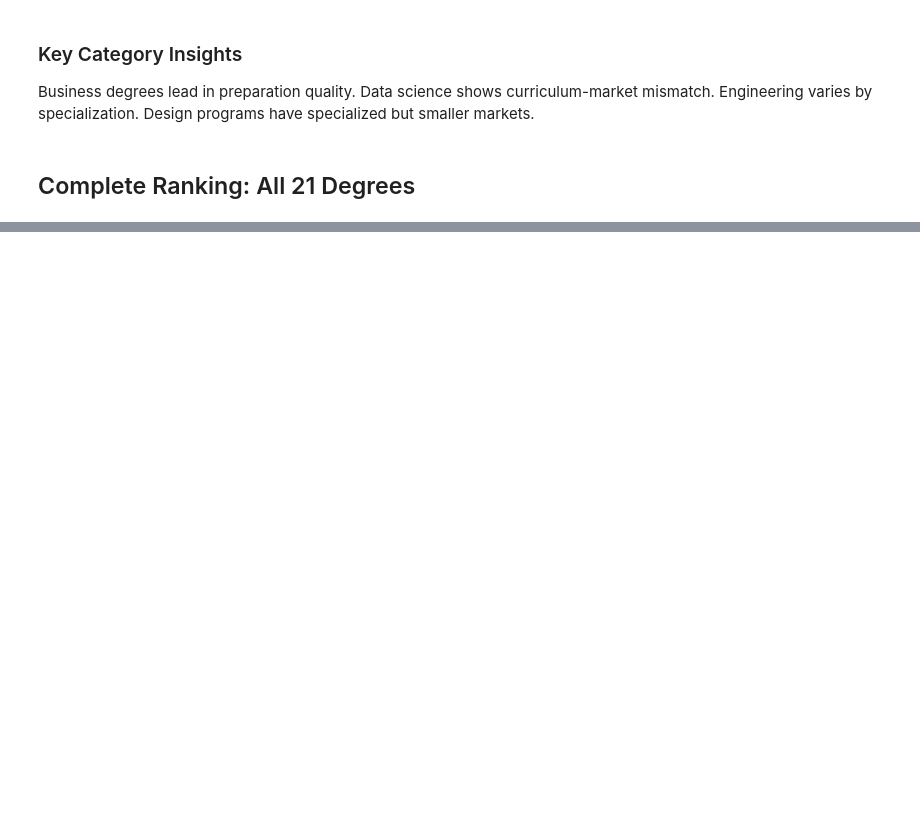
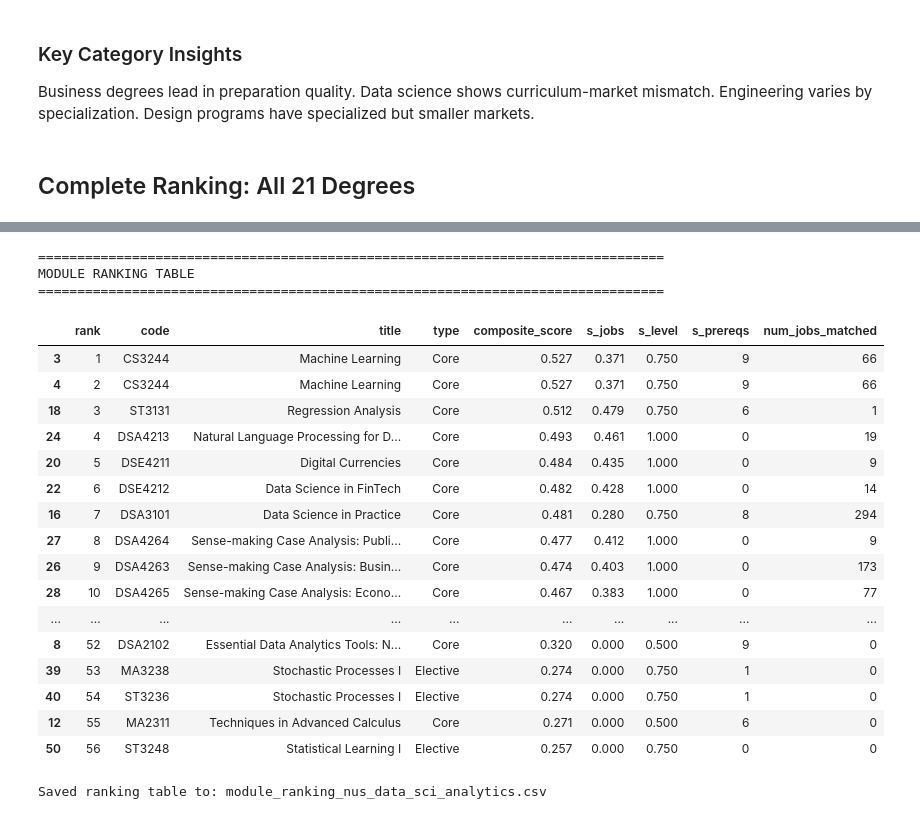
Before and after one commit to annikaljy/dsa4264, a Jupyter notebook: notebooks/zoom_in_analysis.ipynb, the cells around one changed output, grey strips where cells are left out. Drawn from its saved outputs; the diff is of its cells as text; code cells hidden in the pictures; blank space fills up the shorter version.

```diff
--- a/notebooks/zoom_in_analysis.ipynb
+++ b/notebooks/zoom_in_analysis.ipynb
@@ -1193,0 +1548,61 @@ display(styled_df)
+# %%
+# Create styled ranking table for module scores
+if results is not None:
+    print("\n" + "="*80)
+    print("MODULE RANKING TABLE")
+    print("="*80)
+
+    # Add rank column
+    results_with_rank = results.copy()
+    results_with_rank['rank'] = range(1, len(results_with_rank) + 1)
+
+    # Select display columns
+    display_cols = ['rank', 'code', 'title', 'type', 'composite_score',
+                    's_jobs', 's_level', 's_prereqs', 'num_jobs_matched']
+
+    # Create styled DataFrame
+    styled_modules = results_with_rank[display_cols].style\
+        .background_gradient(subset=['composite_score'], cmap='RdYlGn', vmin=0, vmax=results_with_rank['composite_score'].max())\
+        .background_gradient(subset=['s_jobs'], cmap='Blues', vmin=0, vmax=0.5)\
+        .background_gradient(subset=['s_level'], cmap='Purples', vmin=0, vmax=1.0)\
+        .format({
+            'composite_score': '{:.3f}',
+            's_jobs': '{:.3f}',
+            's_level': '{:.3f}',
+            's_prereqs': '{:.0f}',
+            'num_jobs_matched': '{:.0f}'
+        })\
+        .set_properties(**{'text-align': 'left'})\
+        .set_table_styles([
+            {'selector': 'th', 'props': [('font-weight', 'bold'), ('text-align', 'center')]},
+            {'selector': 'td', 'props': [('padding', '8px')]},
+        ])
+
+    display(styled_modules)
+
+    # Save as CSV
+    csv_output = os.path.join(VIZ_DIR, f"module_ranking_{TARGET_SCHOOL}_{TARGET_DEGREE}.csv")
+    results_with_rank[display_cols].to_csv(csv_output, index=False)
+    print(f"\nSaved ranking table to: {os.path.basename(csv_output)}")
+# %% [output]
+================================================================================
+MODULE RANKING TABLE
+================================================================================
+|  | rank | code | title | type | composite_score | s_jobs | s_level | s_prereqs | num_jobs_matched |
+| 3 | 1 | CS3244 | Machine Learning | Core | 0.527 | 0.371 | 0.750 | 9 | 66 |
+| 4 | 2 | CS3244 | Machine Learning | Core | 0.527 | 0.371 | 0.750 | 9 | 66 |
+| 18 | 3 | ST3131 | Regression Analysis | Core | 0.512 | 0.479 | 0.750 | 6 | 1 |
+| 24 | 4 | DSA4213 | Natural Language Processing for D... | Core | 0.493 | 0.461 | 1.000 | 0 | 19 |
+| 20 | 5 | DSE4211 | Digital Currencies | Core | 0.484 | 0.435 | 1.000 | 0 | 9 |
+| 22 | 6 | DSE4212 | Data Science in FinTech | Core | 0.482 | 0.428 | 1.000 | 0 | 14 |
+| 16 | 7 | DSA3101 | Data Science in Practice | Core | 0.481 | 0.280 | 0.750 | 8 | 294 |
+| 27 | 8 | DSA4264 | Sense-making Case Analysis: Publi... | Core | 0.477 | 0.412 | 1.000 | 0 | 9 |
+| 26 | 9 | DSA4263 | Sense-making Case Analysis: Busin... | Core | 0.474 | 0.403 | 1.000 | 0 | 173 |
+| 28 | 10 | DSA4265 | Sense-making Case Analysis: Econo... | Core | 0.467 | 0.383 | 1.000 | 0 | 77 |
+| ... | ... | ... | ... | ... | ... | ... | ... | ... | ... |
+| 8 | 52 | DSA2102 | Essential Data Analytics Tools: N... | Core | 0.320 | 0.000 | 0.500 | 9 | 0 |
+| 39 | 53 | MA3238 | Stochastic Processes I | Elective | 0.274 | 0.000 | 0.750 | 1 | 0 |
+| 40 | 54 | ST3236 | Stochastic Processes I | Elective | 0.274 | 0.000 | 0.750 | 1 | 0 |
+| 12 | 55 | MA2311 | Techniques in Advanced Calculus | Core | 0.271 | 0.000 | 0.500 | 6 | 0 |
+| 50 | 56 | ST3248 | Statistical Learning I | Elective | 0.257 | 0.000 | 0.750 | 0 | 0 |
+Saved ranking table to: module_ranking_nus_data_sci_analytics.csv
```
Also changed, not shown: parts of 20 cells of this notebook, 1 other file.
